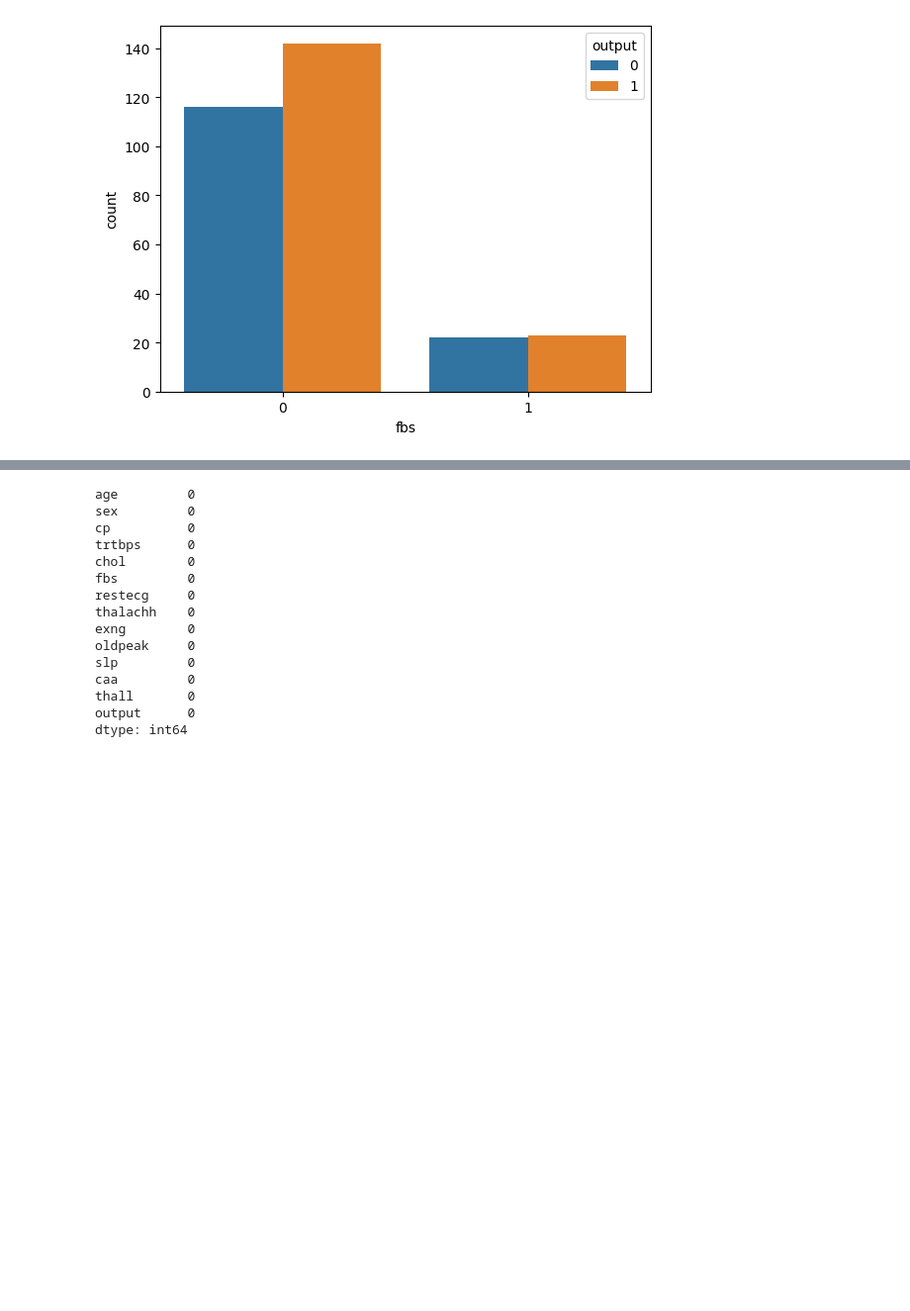
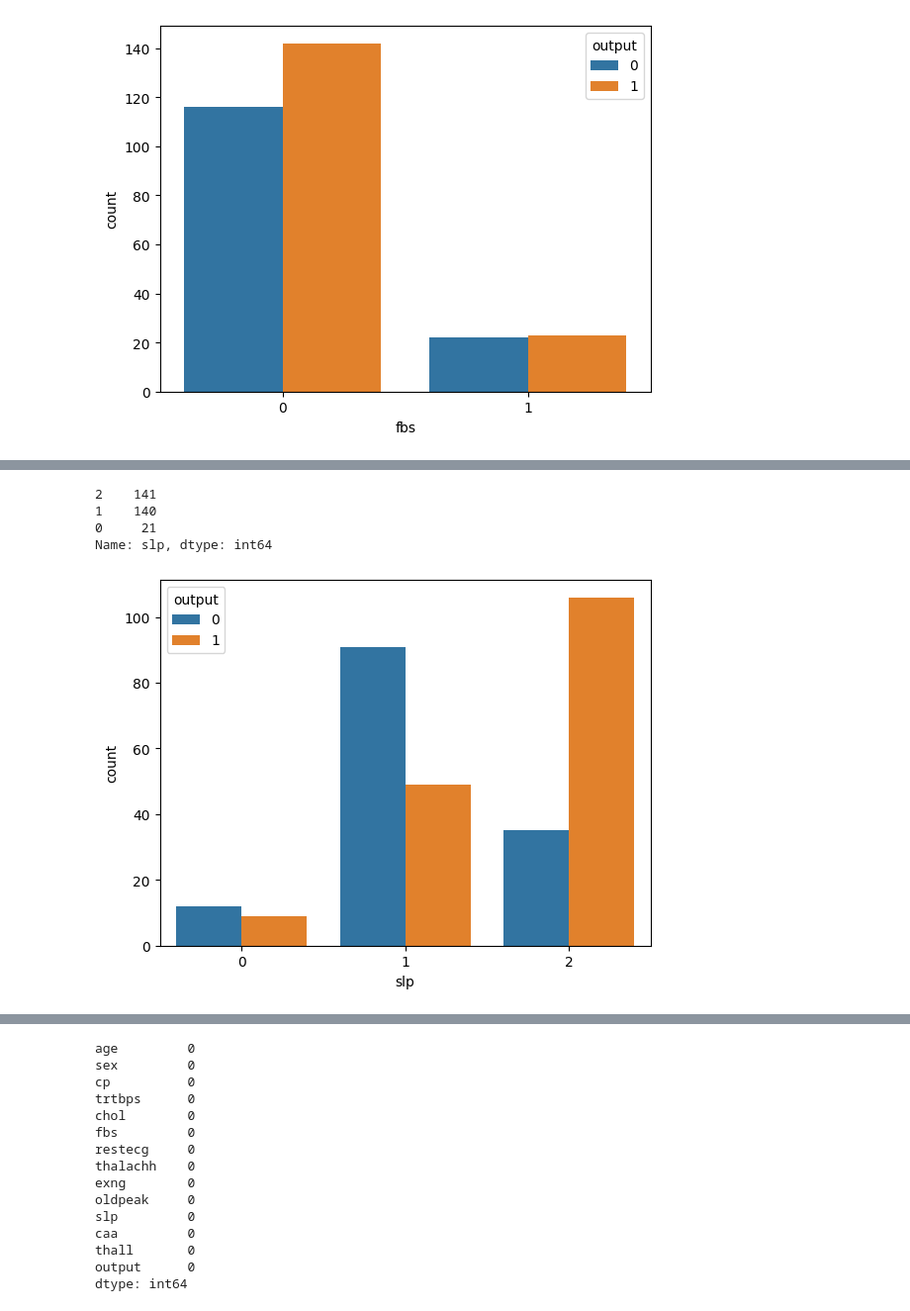
Before and after one commit to zoezhousy/Kaggle_Heart_Attack_Analysis_Prediction, a Jupyter notebook: heart-attack-prediction.ipynb, the cells around one changed output, grey strips where cells are left out. Shown at 99% size. Drawn from its saved outputs; the diff is of its cells as text; code cells hidden in the pictures; blank space fills up the shorter version.

```diff
--- a/heart-attack-prediction.ipynb
+++ b/heart-attack-prediction.ipynb
@@ -280,0 +284,12 @@ Name: fbs, dtype: int64
+# %%
+# slp
+x = heart.slp.value_counts()
+print(x)
+p = sns.countplot(data = heart, x="slp", hue = "output")
+# slp-1 & slp-2 have similar counts, slp-0 have the lowest count
+# %% [output]
+2    141
+1    140
+0     21
+Name: slp, dtype: int64
+[figure, added]
```
Also changed, not shown: parts of 18 cells of this notebook.
